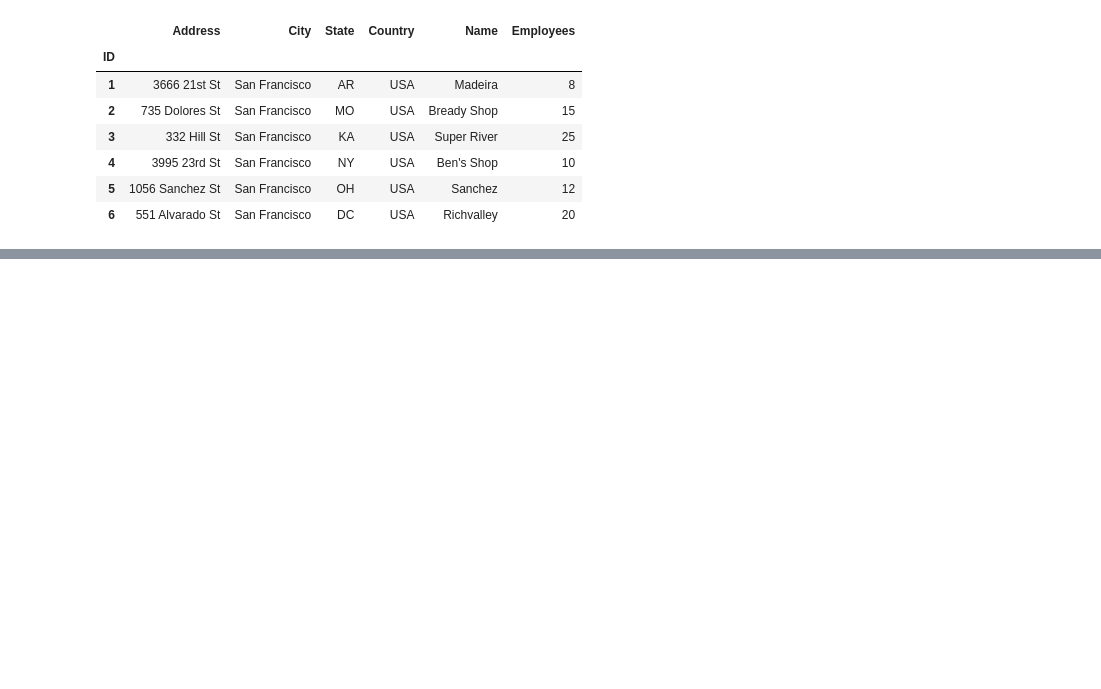
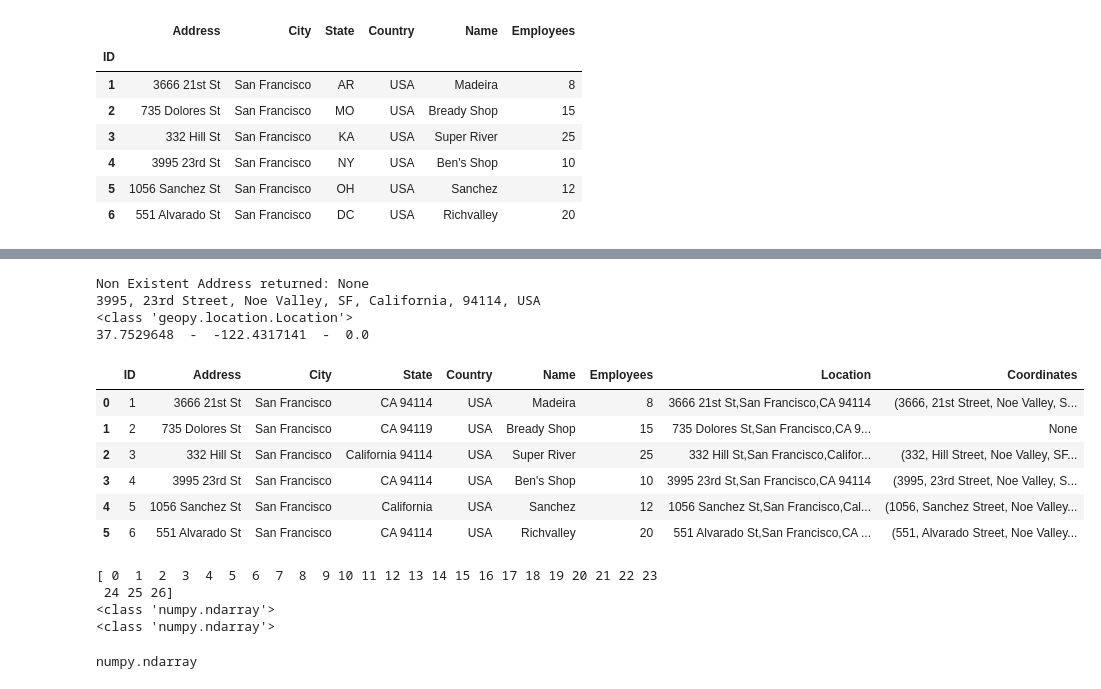
Before and after one commit to Vinaychalluru/learn-python, a Jupyter notebook: 1-advanced/Test_Jupyter/Ju_Test.ipynb, the cells around one changed output, grey strips where cells are left out. Drawn from its saved outputs; the diff is of its cells as text; code cells hidden in the pictures; blank space fills up the shorter version.

Commit message:
Commit after Numpy, GeoCode and OpenCv

```diff
--- a/1-advanced/Test_Jupyter/Ju_Test.ipynb
+++ b/1-advanced/Test_Jupyter/Ju_Test.ipynb
@@ -28,0 +70,42 @@ df1
+# %%
+from geopy.geocoders import Nominatim
+nom=Nominatim(user_agent='http')
+n=nom.geocode('Some Non Existent Address')
+print("Non Existent Address returned:", n)
+n=nom.geocode('3995 23rd St, San Francisco, CA 94114')
+print(n)
+print(type(n))
+print(n.latitude, " - " , n.longitude, " - ", n.altitude)
+from pandas import read_csv
+df=read_csv('./assets/supermarkets.csv')
+df["Location"]=df["Address"]+","+df["City"]+","+df["State"]
+df["Location"]
+df["Coordinates"]=df["Location"].apply(nom.geocode)
+df
+# %% [output]
+Non Existent Address returned: None
+3995, 23rd Street, Noe Valley, SF, California, 94114, USA
+<class 'geopy.location.Location'>
+37.7529648  -  -122.4317141  -  0.0
+|  | ID | Address | City | State | Country | Name | Employees | Location | Coordinates |
+| 0 | 1 | 3666 21st St | San Francisco | CA 94114 | USA | Madeira | 8 | 3666 21st St,San Francisco,CA 94114 | (3666, 21st Street, Noe Valley, S... |
+| 1 | 2 | 735 Dolores St | San Francisco | CA 94119 | USA | Bready Shop | 15 | 735 Dolores St,San Francisco,CA 9... | None |
+| 2 | 3 | 332 Hill St | San Francisco | California 94114 | USA | Super River | 25 | 332 Hill St,San Francisco,Califor... | (332, Hill Street, Noe Valley, SF... |
+| 3 | 4 | 3995 23rd St | San Francisco | CA 94114 | USA | Ben's Shop | 10 | 3995 23rd St,San Francisco,CA 94114 | (3995, 23rd Street, Noe Valley, S... |
+| 4 | 5 | 1056 Sanchez St | San Francisco | California | USA | Sanchez | 12 | 1056 Sanchez St,San Francisco,Cal... | (1056, Sanchez Street, Noe Valley... |
+| 5 | 6 | 551 Alvarado St | San Francisco | CA 94114 | USA | Richvalley | 20 | 551 Alvarado St,San Francisco,CA ... | (551, Alvarado Street, Noe Valley... |
+# %%
+import numpy
+n=numpy.arange(27)
+print(n)
+type(n)
+print(type(numpy.array([[1,2,3,4,5],[11,12]])))
+print(type(numpy.asarray([[1,2,3,4,5],[11,12]])))
+n=n.reshape(3,9)
+type(n)
+# %% [output]
+[ 0  1  2  3  4  5  6  7  8  9 10 11 12 13 14 15 16 17 18 19 20 21 22 23
+ 24 25 26]
+<class 'numpy.ndarray'>
+<class 'numpy.ndarray'>
+numpy.ndarray
```
Also changed, not shown: parts of 6 cells of this notebook, 11 other files.
